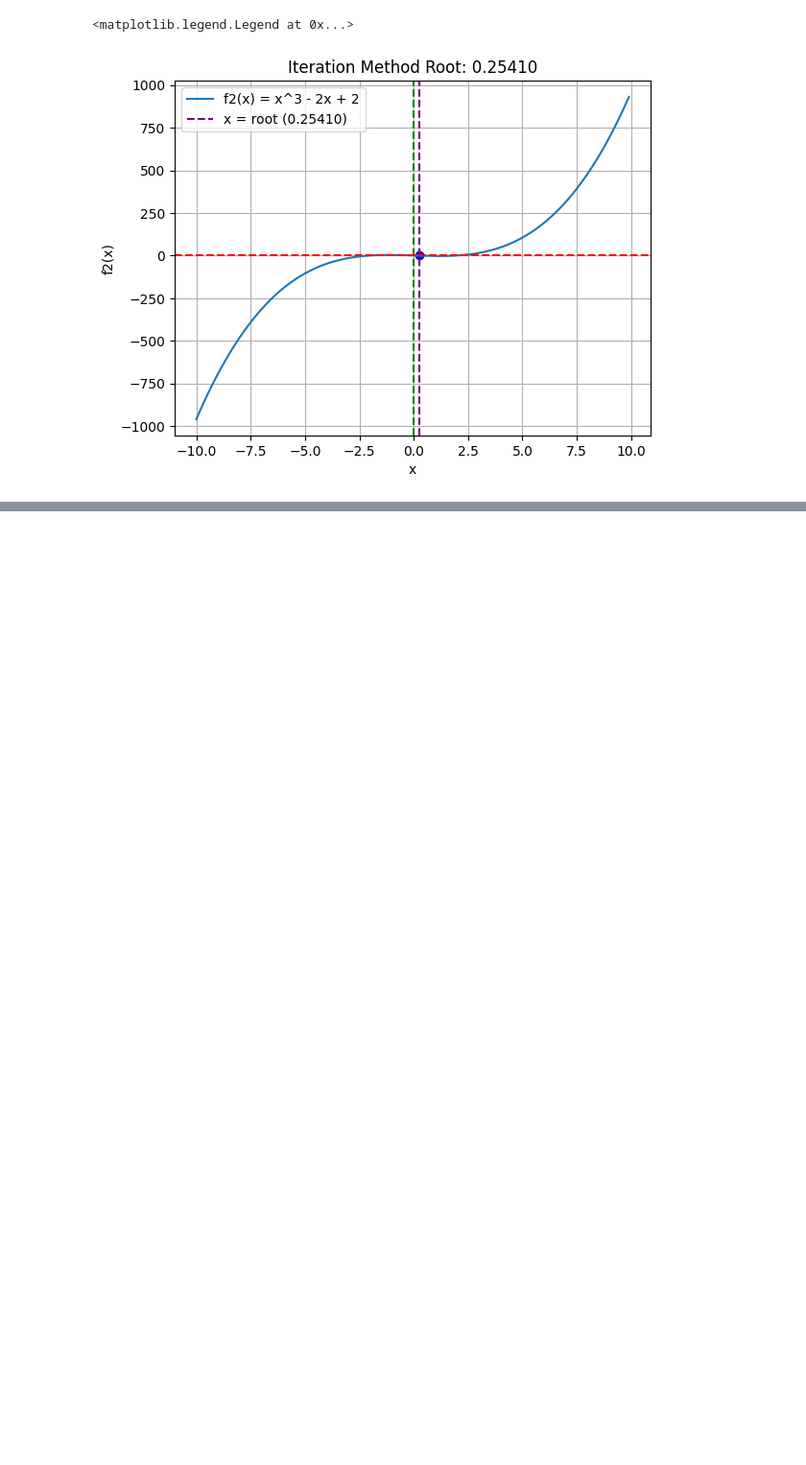
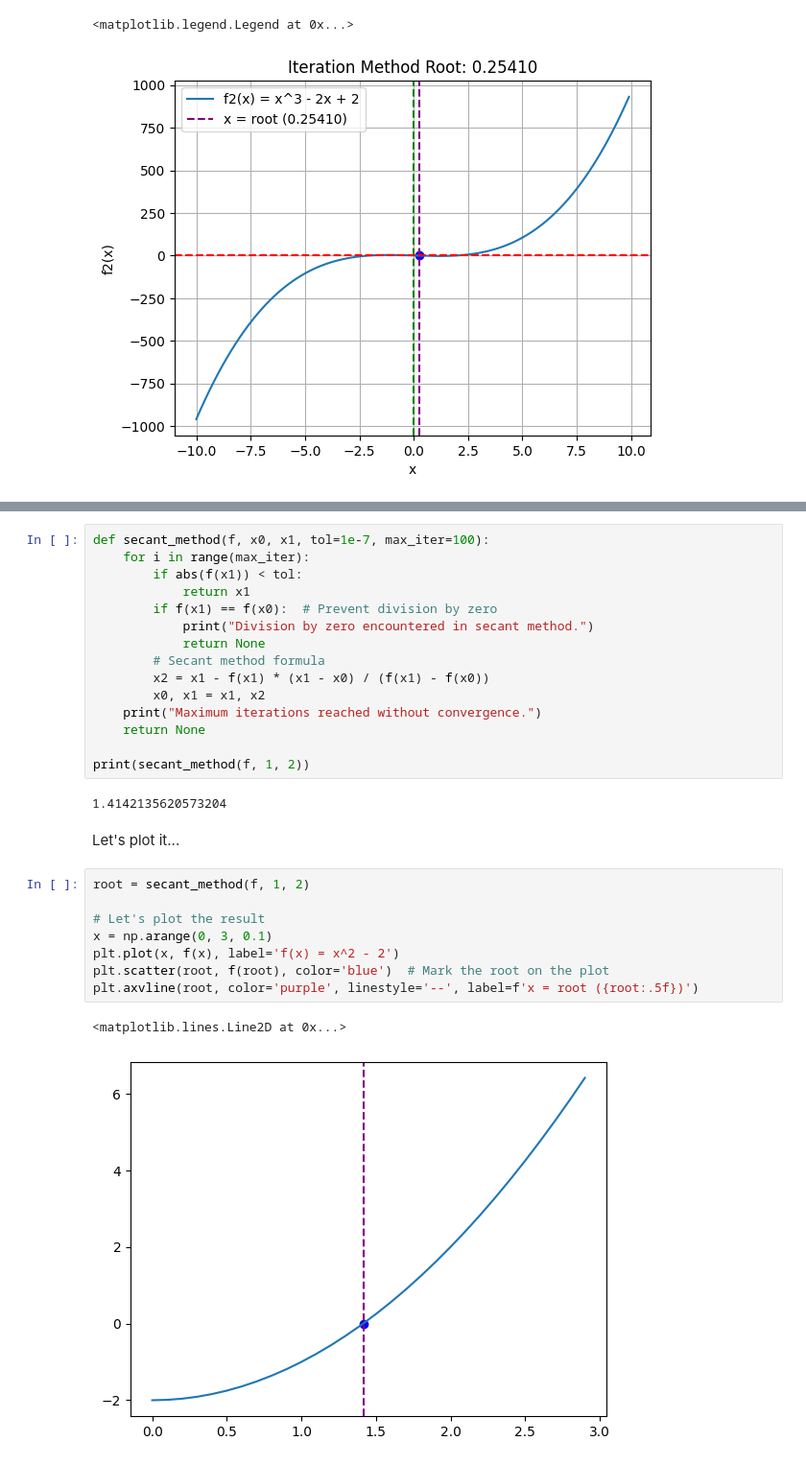
Before and after one commit to SharafatKarim/python-notebook, a Jupyter notebook: 02 - numerical methods/05 - root_finding.ipynb, the cells around one changed output, grey strips where cells are left out. Shown: that part at 96% size. Drawn from its saved outputs; the diff is of its cells as text; blank space fills up the shorter version.

```diff
--- a/02 - numerical methods/05 - root_finding.ipynb
+++ b/02 - numerical methods/05 - root_finding.ipynb
@@ -230,0 +295,30 @@ plt.legend()
+# %%
+def secant_method(f, x0, x1, tol=1e-7, max_iter=100):
+    for i in range(max_iter):
+        if abs(f(x1)) < tol:
+            return x1
+        if f(x1) == f(x0):  # Prevent division by zero
+            print("Division by zero encountered in secant method.")
+            return None
+        # Secant method formula
+        x2 = x1 - f(x1) * (x1 - x0) / (f(x1) - f(x0))
+        x0, x1 = x1, x2
+    print("Maximum iterations reached without convergence.")
+    return None
+
+print(secant_method(f, 1, 2))
+# %% [output]
+1.4142135620573204
+# %% [markdown]
+Let's plot it...
+# %%
+root = secant_method(f, 1, 2)
+
+# Let's plot the result
+x = np.arange(0, 3, 0.1)
+plt.plot(x, f(x), label='f(x) = x^2 - 2')
+plt.scatter(root, f(root), color='blue')  # Mark the root on the plot
+plt.axvline(root, color='purple', linestyle='--', label=f'x = root ({root:.5f})')
+# %% [output]
+<matplotlib.lines.Line2D at 0x...>
+[figure, added]
```
Also changed, not shown: parts of 5 cells of this notebook, 1 other file.
